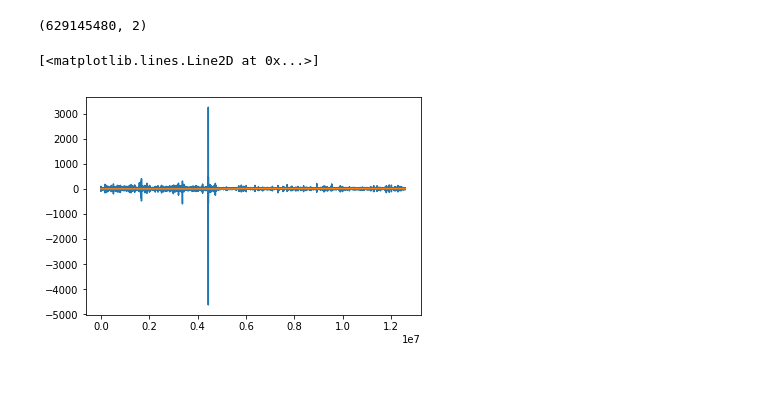
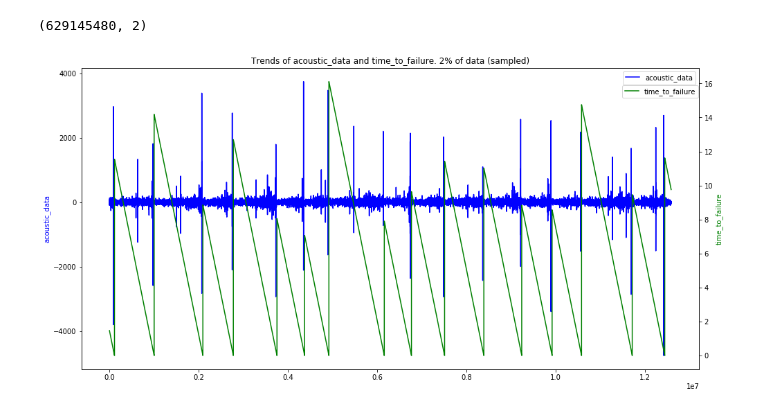
Before and after one commit to ricarddelgado/lanl-earthquake-kaggle, a Jupyter notebook: Seismic data EDA and baseline.ipynb, the cells around one changed output. Cells and saved outputs as stored; diff of their text form; code cells hidden in the pictures; blank space fills up the shorter version.

```diff
--- a/Seismic data EDA and baseline.ipynb
+++ b/Seismic data EDA and baseline.ipynb
@@ -41,6 +51,19 @@ max_time = int(np.floor(train.shape[0]*1/100))
-# %%
-plt.plot(train.acoustic_data[0:max_time])
-plt.plot(train.time_to_failure[0:max_time])
-# %% [output]
-[<matplotlib.lines.Line2D at 0x...>]
-[figure, removed]
+# %%
+train_acoustic_data_small = train['acoustic_data'].values[::50]
+train_time_to_failure_small = train['time_to_failure'].values[::50]
+
+fig, ax1 = plt.subplots(figsize=(16, 8))
+plt.title("Trends of acoustic_data and time_to_failure. 2% of data (sampled)")
+plt.plot(train_acoustic_data_small, color='b')
+ax1.set_ylabel('acoustic_data', color='b')
+plt.legend(['acoustic_data'])
+ax2 = ax1.twinx()
+plt.plot(train_time_to_failure_small, color='g')
+ax2.set_ylabel('time_to_failure', color='g')
+plt.legend(['time_to_failure'], loc=(0.875, 0.9))
+plt.grid(False)
+
+del train_acoustic_data_small
+del train_time_to_failure_small
+# %% [output]
+[figure, added]
```
Also changed, not shown: parts of 10 cells of this notebook, 1 other file.
